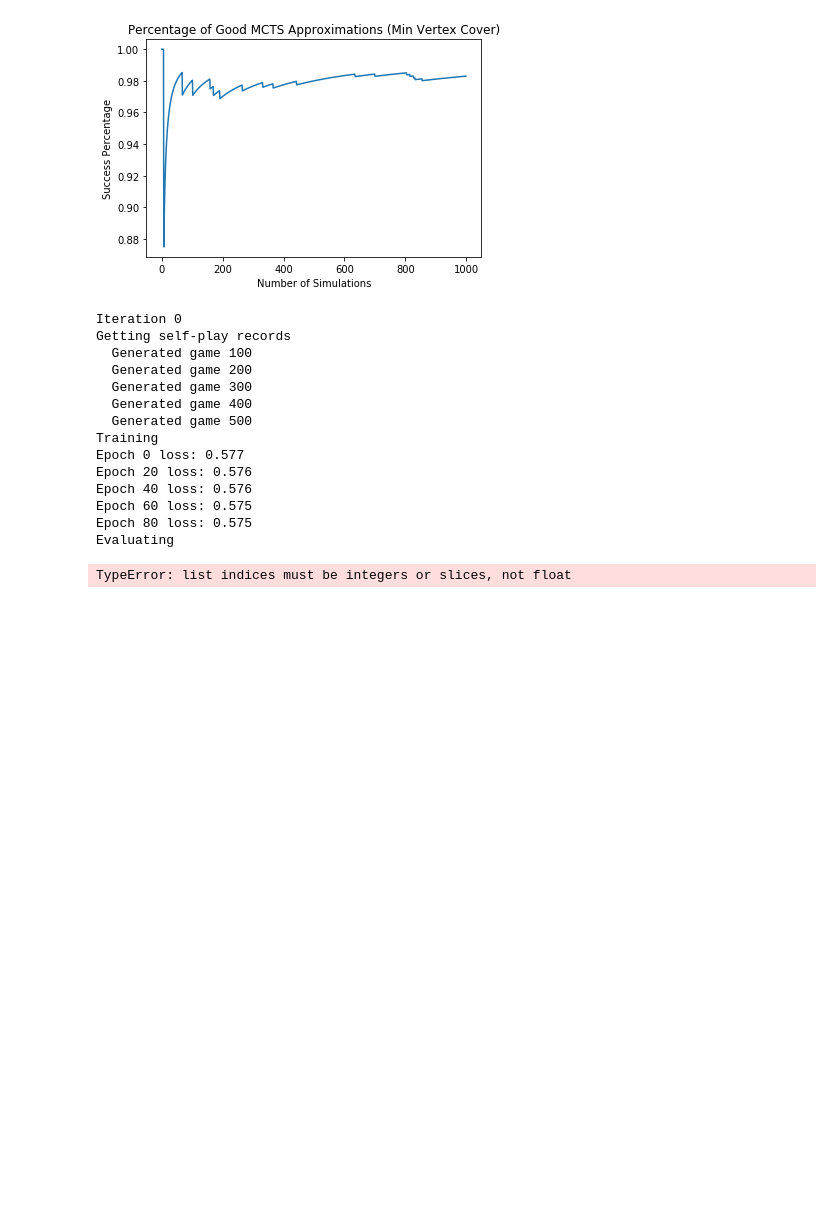
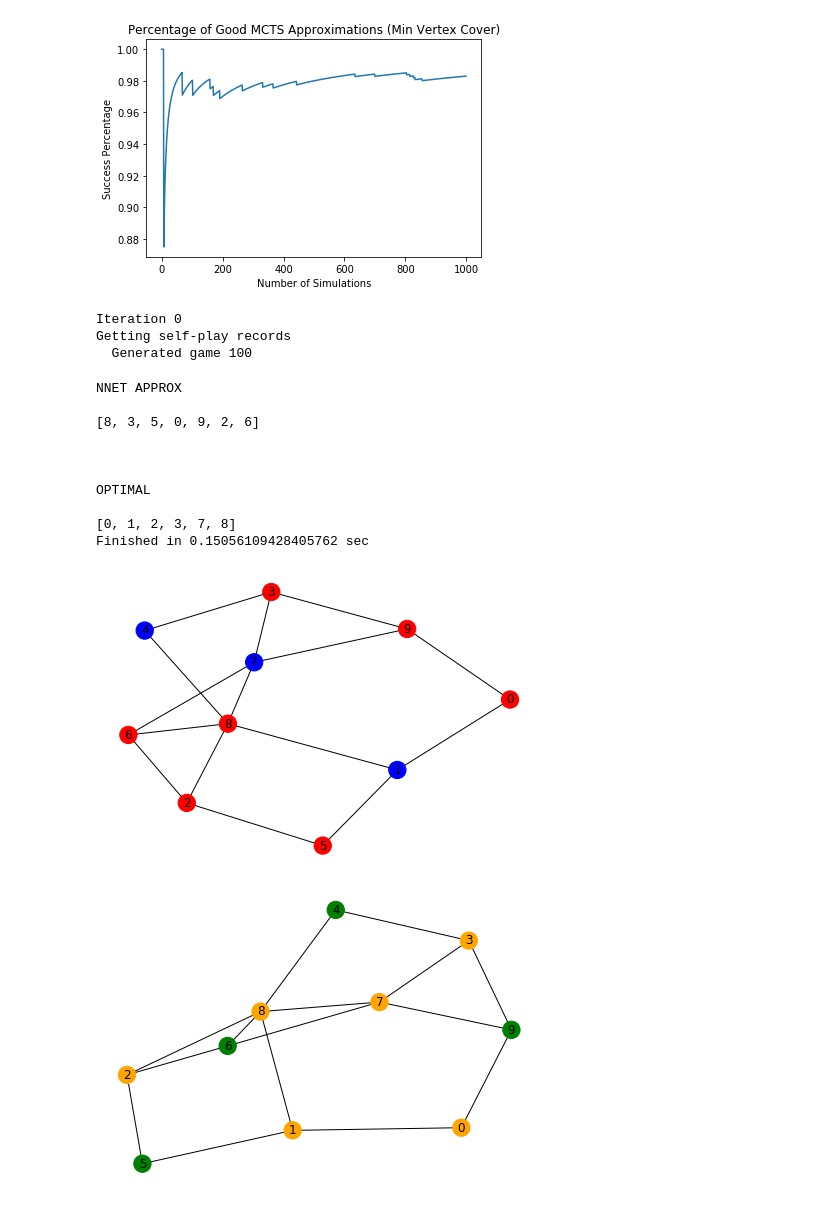
Before and after one commit to colindbrown/columbia-deep-learning-project, a Jupyter notebook: EX1/AlphaMinVertexCover_Submission.ipynb, the cells around one changed output. Cells and saved outputs as stored; diff of their text form; code cells hidden in the pictures; blank space fills up the shorter version.

```diff
--- a/EX1/AlphaMinVertexCover_Submission.ipynb
+++ b/EX1/AlphaMinVertexCover_Submission.ipynb
@@ -160,6 +160,17 @@ class VertexCoverInstance(Node):
                 possiblemoves.append(VertexCoverInstance(H, self.cover+[i], self.reward+step_reward))
         return possiblemoves
 
+    def take_action(self, action):
+        if self.is_terminal():
+            raise IndexError("Terminal state cannot be acted upon")
+        if action not in self.possible_moves:
+            raise IndexError("This action is illegal")
+        H = self.graph.copy()
+        step_reward = -1
+        H.remove_node(action)
+        H.add_node(action)
+        return VertexCoverInstance(H, self.cover+[action], self.reward+step_reward)
+
     def find_random_child(self):
         if self.is_terminal():
             return None  # If the game is finished then no moves can be made
@@ -427,8 +438,20 @@ def play_game_net(G, net, display=True):
     board = VertexCoverInstance(G)
     while not board.is_terminal():
         pred_policy = net.predict(board)
-        action = max(enumerate(pred_policy))[0]
-        board = board.find_children()[action]
+        updated_policy = []
+        count = 0
+        for i in range(board.graph.number_of_nodes()):
+            if i in board.possible_moves:
+                updated_policy.append(pred_policy[count])
+                count+=1
+            else:
+                updated_policy.append(0)
+
+        #print(updated_policy)
+        action = updated_policy.index(max(updated_policy))
+        #print(action)
+        board = board.take_action(action)
+        #print(board.get_cover())
     vc = board.get_cover()
 
     if display:
@@ -509,9 +532,9 @@ from torch_geometric.data import DataLoader
 TRAIN_GRAPH_SIZE = 10
 TEST_GRAPH_SIZE = 10
 
-NUM_ITERS = 10
+NUM_ITERS = 1
 NUM_SELF_GAMES = 500
-NUM_EPOCHS = 100
+NUM_EPOCHS = 50
 NUM_EVAL_SIMS = 100
 
 NETWORK_WEIGHT = 5
@@ -520,7 +543,7 @@ scores = []
 
 net = Net()
 #optimizer = torch.optim.Adam(net.parameters(), lr = 0.001)
-optimizer = torch.optim.SGD(net.parameters(), lr = 0.001, momentum=0.9, nesterov=True)
+optimizer = torch.optim.SGD(net.parameters(), lr = 0.01, momentum=0.9, nesterov=True)
 criterion=torch.nn.BCELoss()
 
 for i in range(NUM_ITERS):
@@ -582,15 +605,23 @@ plt.show()
 Iteration 0
 Getting self-play records
   Generated game 100
-  Generated game 200
-  Generated game 300
-  Generated game 400
-  Generated game 500
-Training
-Epoch 0 loss: 0.577
-Epoch 20 loss: 0.576
-Epoch 40 loss: 0.576
-Epoch 60 loss: 0.575
-Epoch 80 loss: 0.575
-Evaluating
-TypeError: list indices must be integers or slices, not float
+# %%
+start = time.time()
+G = generate_graph(10)
+vc = play_game_net(G, net)
+print()
+opt = show_optimal_vc(G)
+print('Finished in {} sec'.format(time.time()-start))
+# %% [output]
+NNET APPROX
+
+[8, 3, 5, 0, 9, 2, 6]
+
+
+
+OPTIMAL
+
+[0, 1, 2, 3, 7, 8]
+Finished in 0.15056109428405762 sec
+[figure, added]
+[figure, added]
```
